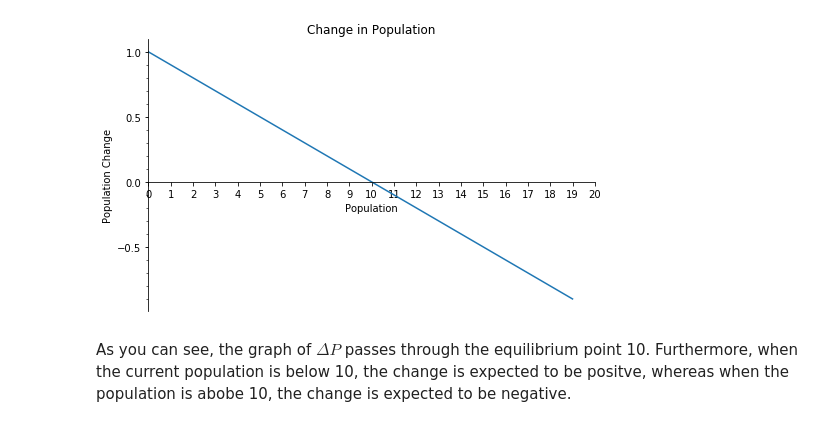
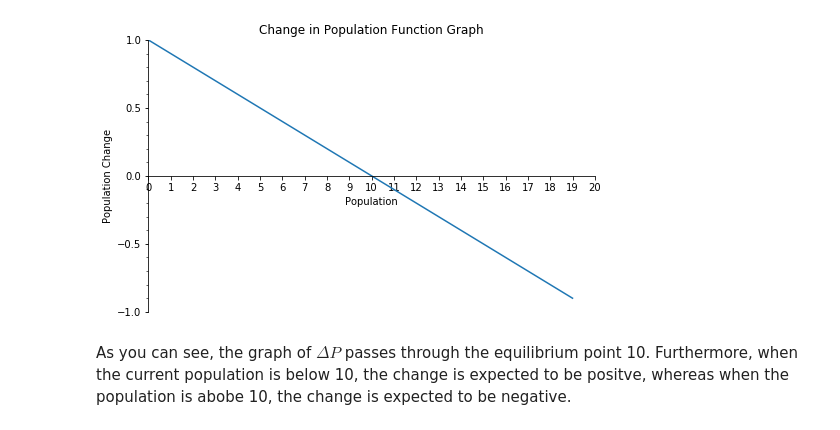
Before and after one commit to hansintheair/SimulatePopulation, a Jupyter notebook: PopulationGrowth_3.ipynb, the cells around one changed output. Cells and saved outputs as stored; diff of their text form; code cells hidden in the pictures.

```diff
--- a/PopulationGrowth_3.ipynb
+++ b/PopulationGrowth_3.ipynb
@@ -49,39 +53,42 @@ Let's graph the function.
+# %%
+def delta_p(population, birth_rate, death_chance):
+    """ Calculate the expected change in population with spontaneus brith_rate and a known death_rate"""
+
+    return (-(population * death_chance) + birth_rate)
 # %%
-import matplotlib.pyplot as plt
-import matplotlib.ticker as ticker
+# Set population parameters
+domain = 20
+birth_rate = 1
+death_chance = 0.1
 
-
-def delta_p(population, birth_rate=1, death_chance=0.1):
-    """ Calculate the expected change in population with spontaneus brith_rate and a known death_rate"""
-
-    return (-(population * death_chance) + birth_rate)
-
-domain = 20
-population_change = [delta_p(p) for p in range(domain)]
+# Generate plot data for the specified population domain
+population_change = [delta_p(p, birth_rate, death_chance) for p in range(domain)]
 
 # Set up plot
 fig, ax = plt.subplots(figsize=(8,5))
 ax.set(
-    title=f"Change in Population",
+    title=f"Change in Population Function Graph",
     xlabel="Population",
     ylabel="Population Change",
     xlim=(0, domain)
 )
 
 # Set the axis tick marks and labels
 ax.xaxis.set_major_locator(ticker.MultipleLocator(1))
 ax.yaxis.set_major_locator(ticker.MultipleLocator(.5))
 ax.yaxis.set_minor_locator(ticker.MultipleLocator(.1))
+ax.set_ylim(-1, 1)
+
 # Convert the graph spines so that they are centered on 0, 0 and don't show top or right boundaries
 ax.spines['left'].set_position(('data', 0))
 ax.spines['bottom'].set_position(('data', 0))
 ax.spines['top'].set_visible(False)
 ax.spines['right'].set_visible(False)
 
 # plot data
 ax.plot(population_change)
 plt.show()
 # %% [output]
-[figure, old version]
+[figure, new version]
 # %% [markdown]
 As you can see, the graph of $\Delta P$ passes through the equilibrium point 10. Furthermore, when the current population is below 10, the change is expected to be positve, whereas when the population is abobe 10, the change is expected to be negative.
```
Also changed, not shown: parts of 2 cells of this notebook, 3 other files.
